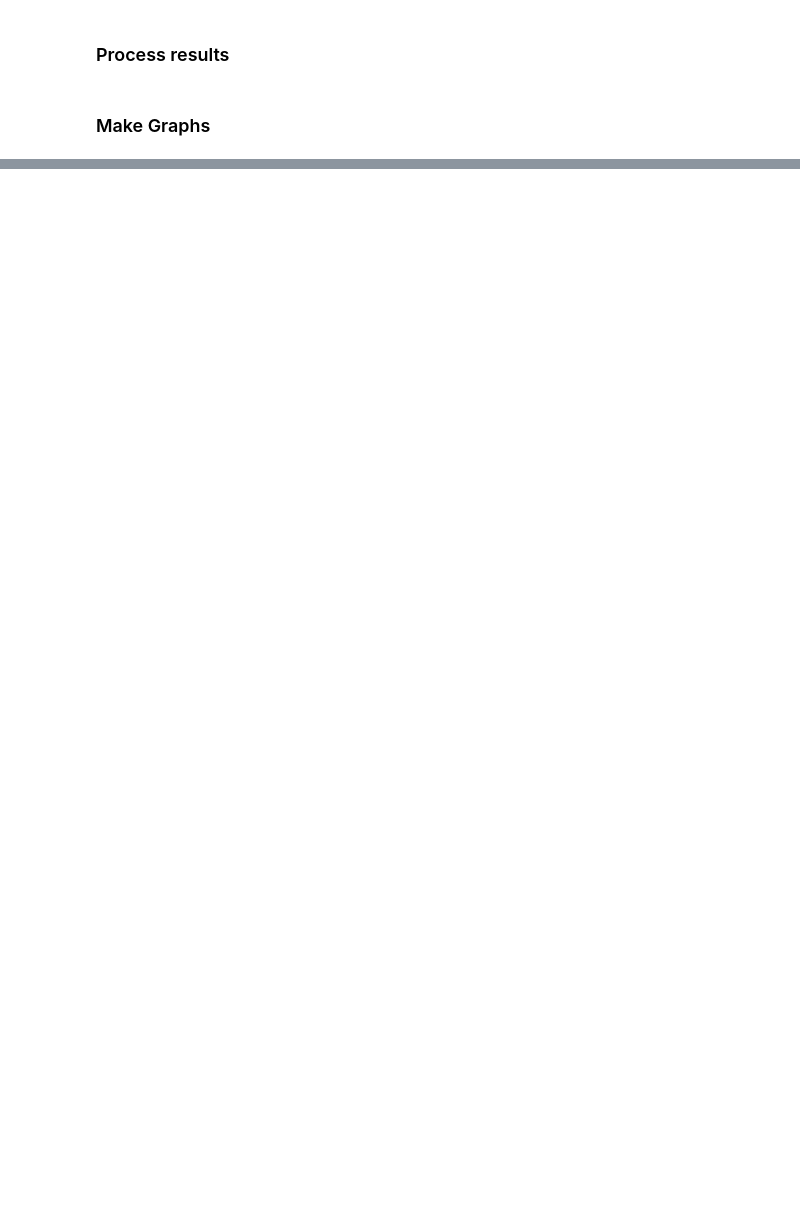
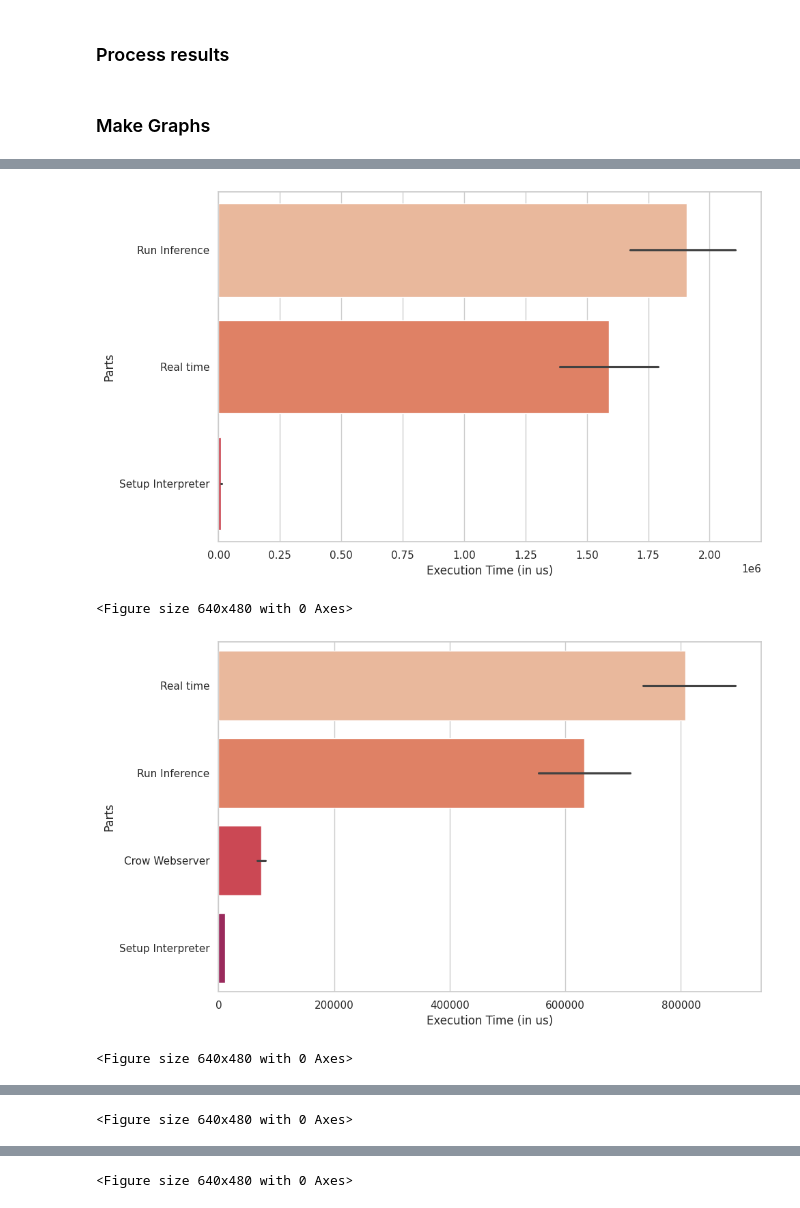
Before and after one commit to CorentinLibert/Cluster-of-upcycled-smartphones, a Jupyter notebook: Benchmark/homemade/tflite_application/tflite_application_experiments.ipynb, the cells around one changed output, grey strips where cells are left out. Cells and saved outputs as stored; diff of their text form; code cells hidden in the pictures; blank space fills up the shorter version.

```diff
--- a/Benchmark/homemade/tflite_application/tflite_application_experiments.ipynb
+++ b/Benchmark/homemade/tflite_application/tflite_application_experiments.ipynb
@@ -347,0 +650,47 @@ for imp in implementations:
+# %%
+df_exec_time = pd.read_csv(exp_dir + "/execution_time_by_parts.csv")
+df_cpu_usage = pd.read_csv(exp_dir + "/cpu_usage.csv")
+df_ram_usage = pd.read_csv(exp_dir + "/ram_usage.csv")
+
+for imp in implementations:
+    df_exec_time_imp = df_exec_time[df_exec_time["Implementation"] == imp]
+    df_exec_time_imp = df_exec_time_imp[((df_exec_time_imp["Subpart"] != "Global time") | (df_exec_time_imp["Part"] == "Real time")) & (df_exec_time_imp["Subpart"] != "Run inference") & (df_exec_time_imp["Subpart"] != "Average invokation time per loop")]
+    df_exec_time_imp['Subpart'] = df_exec_time_imp['Subpart'].apply(lambda x: textwrap.fill(x, width=20))
+    df_cpu_usage_imp = df_cpu_usage[df_cpu_usage["Implementation"] == imp]
+    df_ram_usage_imp = df_ram_usage[df_ram_usage["Implementation"] == imp]
+
+    df_exec_time_imp_med = df_exec_time_imp.groupby(["Medium"])
+
+    medium_group = df_exec_time_imp.groupby("Medium")
+
+    colors = sns.color_palette('rocket')[::-1]
+    # Generate unique colors for each part
+    # colors = plt.cm.viridis([i / float(len(part_order)) for i in range(len(part_order))])
+
+    for med, item in medium_group:
+        # Process data
+        item = item[["Iteration", "Part", "Execution Time (in us)"]]
+        item_group = item.groupby(["Iteration", "Part"]).sum()
+
+        # Get order
+        label_order = item_group.groupby("Part").mean().sort_values(by=["Execution Time (in us)"], ascending=False)
+        label_order.reset_index(inplace=True)
+        label_order = label_order["Part"]
+
+        # Bar plot
+        plt.figure(figsize=(10, 6))
+        sns.set_style("whitegrid")
+        sns.barplot(data=item_group, x='Execution Time (in us)', y='Part', orient="y", order=label_order, palette=colors)
+
+        # plt.xticks(rotation=90)
+        plt.xlim(left=0)
+        plt.ylabel("Parts")
+        plt.tight_layout()
+        plt.show()
+
+        plt.savefig(graphs_exec_time_dir + "/barplot_global_" + experiment_name.replace(' ', '_') + "_" + imp + "_" + med + ".pdf")
+# %% [output]
+[figure, added]
+<Figure size 640x480 with 0 Axes>
+[figure, added]
+<Figure size 640x480 with 0 Axes>
@@ -347,0 +698 @@ for imp in implementations:
+<Figure size 640x480 with 0 Axes>
@@ -347,0 +700 @@ for imp in implementations:
+<Figure size 640x480 with 0 Axes>
```
Also changed, not shown: parts of 10 cells of this notebook, 41 other files.
